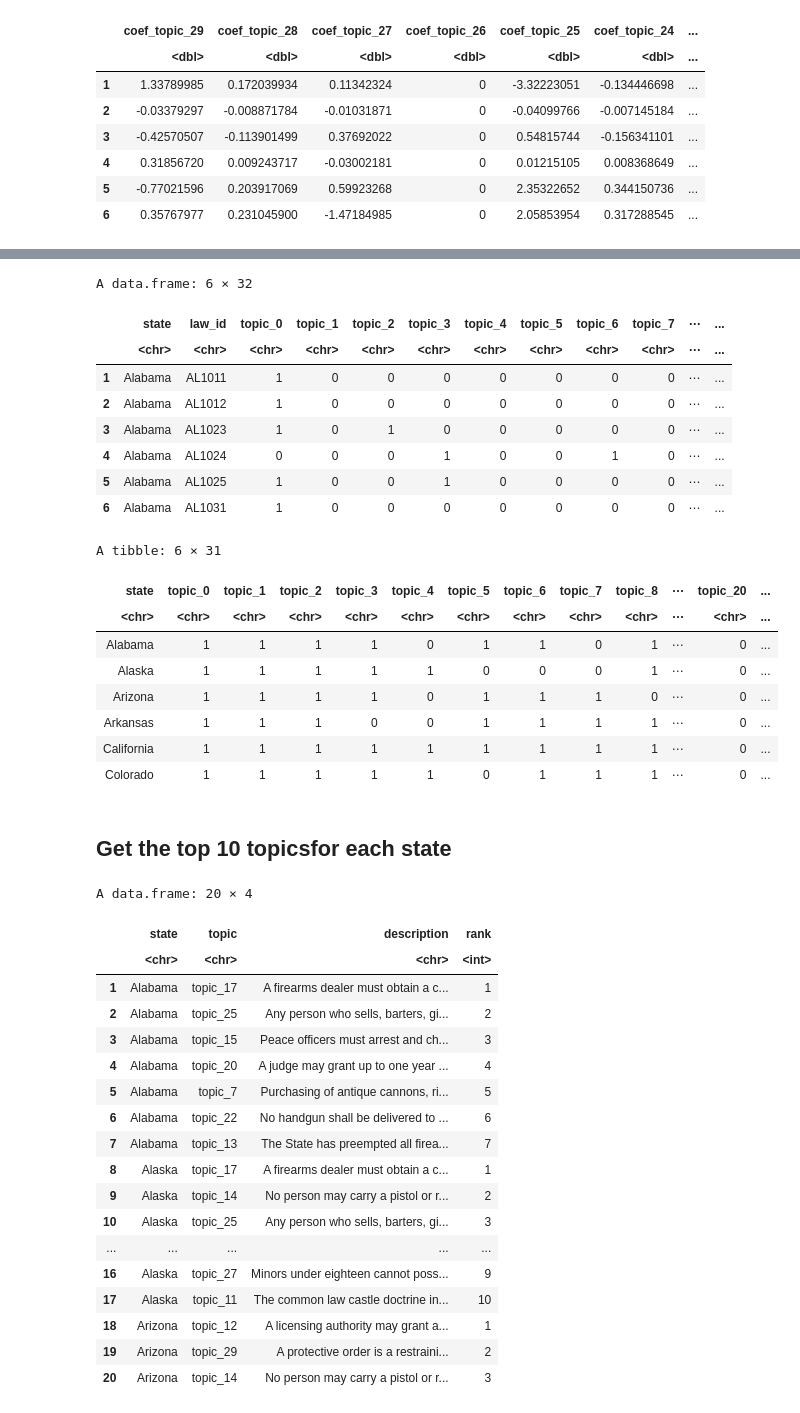
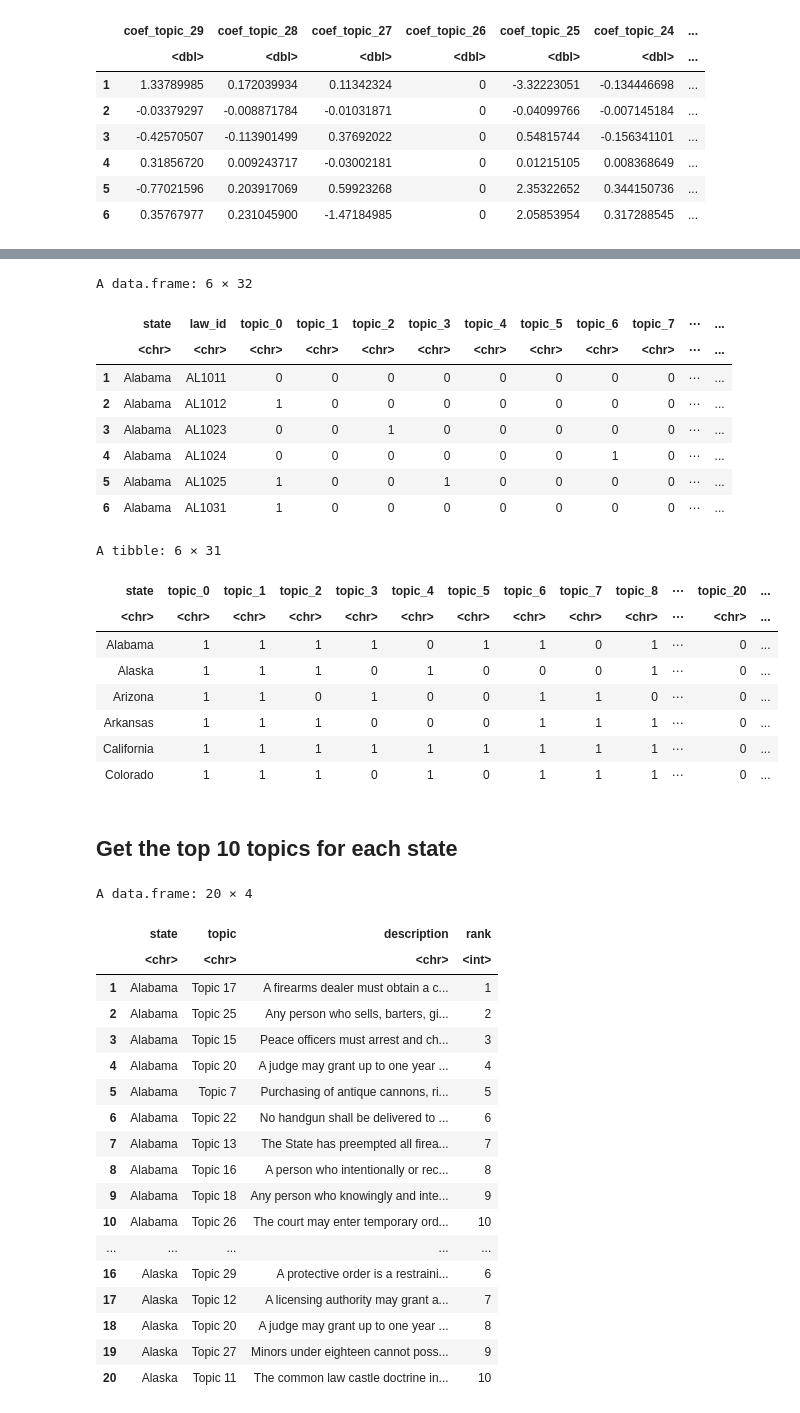
Before and after one commit to hanansuk/guns_n_roses, a Jupyter notebook: lme_model_v3.ipynb, the cells around one changed output, grey strips where cells are left out. Saved outputs shown, nothing was run; the diff lists cells and outputs as text; code cells hidden in the pictures.

```diff
--- a/lme_model_v3.ipynb
+++ b/lme_model_v3.ipynb
@@ -208,7 +211,7 @@ A data.frame: 6 × 32
 # %%
 options(max.print = 50)
 
-# Find the column indices for the top 3 topics with the highest probabilities in each row
-top3_topic_indices <- t(apply(input[, paste0("topic_", 0:29)], 1, function(x) sort.int(x, index.return=TRUE)$ix[28:30]))
-length(top3_topic_indices)
+# Find the column indices for the top 2 topics with the highest probabilities in each row
+top2_topic_indices <- t(apply(input[, paste0("topic_", 0:29)], 1, function(x) sort.int(x, index.return=TRUE)$ix[29:30]))
+length(top2_topic_indices)
 # %% [output]
@@ -216,9 +219,9 @@ length(top3_topic_indices)
 # %%
-# Create a boolean matrix with 1 for the top 3 topics and 0 for others
+# Create a boolean matrix with 1 for the top 2 topics and 0 for others
 boolean_matrix <- matrix(0, nrow = nrow(input), ncol = 30)
 dim(boolean_matrix)
 for (i in 1:nrow(input)) {
-  boolean_matrix[i, top3_topic_indices[i, ]] <- 1
+  boolean_matrix[i, top2_topic_indices[i, ]] <- 1
 }
 dim(boolean_matrix)
 head(boolean_matrix)
@@ -253,10 +256,10 @@ head(boolean_df)
 A data.frame: 6 × 32
 |  | state | law_id | topic_0 | topic_1 | topic_2 | topic_3 | topic_4 | topic_5 | topic_6 | topic_7 | ⋯ | ... |
 |  | <chr> | <chr> | <chr> | <chr> | <chr> | <chr> | <chr> | <chr> | <chr> | <chr> | ⋯ | ... |
-| 1 | Alabama | AL1011 | 1 | 0 | 0 | 0 | 0 | 0 | 0 | 0 | ⋯ | ... |
+| 1 | Alabama | AL1011 | 0 | 0 | 0 | 0 | 0 | 0 | 0 | 0 | ⋯ | ... |
 | 2 | Alabama | AL1012 | 1 | 0 | 0 | 0 | 0 | 0 | 0 | 0 | ⋯ | ... |
-| 3 | Alabama | AL1023 | 1 | 0 | 1 | 0 | 0 | 0 | 0 | 0 | ⋯ | ... |
-| 4 | Alabama | AL1024 | 0 | 0 | 0 | 1 | 0 | 0 | 1 | 0 | ⋯ | ... |
+| 3 | Alabama | AL1023 | 0 | 0 | 1 | 0 | 0 | 0 | 0 | 0 | ⋯ | ... |
+| 4 | Alabama | AL1024 | 0 | 0 | 0 | 0 | 0 | 0 | 1 | 0 | ⋯ | ... |
 | 5 | Alabama | AL1025 | 1 | 0 | 0 | 1 | 0 | 0 | 0 | 0 | ⋯ | ... |
 | 6 | Alabama | AL1031 | 1 | 0 | 0 | 0 | 0 | 0 | 0 | 0 | ⋯ | ... |
 # %%
@@ -272,17 +275,17 @@ A tibble: 6 × 31
 | state | topic_0 | topic_1 | topic_2 | topic_3 | topic_4 | topic_5 | topic_6 | topic_7 | topic_8 | ⋯ | topic_20 | ... |
 | <chr> | <chr> | <chr> | <chr> | <chr> | <chr> | <chr> | <chr> | <chr> | <chr> | ⋯ | <chr> | ... |
 | Alabama | 1 | 1 | 1 | 1 | 0 | 1 | 1 | 0 | 1 | ⋯ | 0 | ... |
-| Alaska | 1 | 1 | 1 | 1 | 1 | 0 | 0 | 0 | 1 | ⋯ | 0 | ... |
-| Arizona | 1 | 1 | 1 | 1 | 0 | 1 | 1 | 1 | 0 | ⋯ | 0 | ... |
-| Arkansas | 1 | 1 | 1 | 0 | 0 | 1 | 1 | 1 | 1 | ⋯ | 0 | ... |
+| Alaska | 1 | 1 | 1 | 0 | 1 | 0 | 0 | 0 | 1 | ⋯ | 0 | ... |
+| Arizona | 1 | 1 | 0 | 1 | 0 | 0 | 1 | 1 | 0 | ⋯ | 0 | ... |
+| Arkansas | 1 | 1 | 1 | 0 | 0 | 0 | 1 | 1 | 1 | ⋯ | 0 | ... |
 | California | 1 | 1 | 1 | 1 | 1 | 1 | 1 | 1 | 1 | ⋯ | 0 | ... |
-| Colorado | 1 | 1 | 1 | 1 | 1 | 0 | 1 | 1 | 1 | ⋯ | 0 | ... |
+| Colorado | 1 | 1 | 1 | 0 | 1 | 0 | 1 | 1 | 1 | ⋯ | 0 | ... |
 # %%
 write.csv(coef_df, "lme_coefficients_v3.csv", row.names=FALSE)
 # %%
 write.csv(state_topic_df, "unimplemeted_topics_per_state.csv", row.names=FALSE)
 # %% [markdown]
-## Get the top 10 topicsfor each state
+## Get the top 10 topics for each state
 # %%
 # Initialize a list to store the results
 top_10_topics_per_state <- list()
@@ -314,50 +317,50 @@ for (state in unique(coef_df$state)) {
   # Merge with topics_and_responses_2 to get the topic descriptions
   unimplemented_topics_df <- merge(unimplemented_topics_df, topics_and_responses_2, by.x = "topic", by.y = "Topic", all.x = TRUE)
 
   # Filter to only include topics with a negative coefficient
-  unimplemented_topics_df <- unimplemented_topics_df[unimplemented_topics_df$coefficient < 0, ]
+  unimplemented_topics_df <- unimplemented_topics_df[unimplemented_topics_df$coefficient < 1, ]
 
   # Sort the coefficients of unimplemented topics in increasing order
   sorted_coefs <- unimplemented_topics_df[order(unimplemented_topics_df$coefficient), ]
 
   # Get the top 10 topics or fewer if not available
   top_n_topics <- min(nrow(sorted_coefs), 10)
   top_topics <- sorted_coefs[1:top_n_topics, ]
 
   # Store the top topics and their ranks in the list
   top_10_topics_per_state[[state]] <- data.frame(topic = top_topics$topic, description = top_topics$Response, rank = 1:nrow(top_topics), stringsAsFactors = FALSE)
 }
 
 # Convert the list to a data frame
 top_10_topics_df <- do.call(rbind, lapply(names(top_10_topics_per_state), function(x) {
   cbind(state = x, top_10_topics_per_state[[x]])
 }))
 
 # Reset rownames
 rownames(top_10_topics_df) <- NULL
-top_10_topics_df$topic <- gsub("coef_topic_", "topic_", top_10_topics_df$topic)
+top_10_topics_df$topic <- gsub("coef_topic_", "Topic ", top_10_topics_df$topic)
 
 # Print the resulting DataFrame
 head(top_10_topics_df, 20)
 # %% [output]
 A data.frame: 20 × 4
 |  | state | topic | description | rank |
 |  | <chr> | <chr> | <chr> | <int> |
-| 1 | Alabama | topic_17 | A firearms dealer must obtain a c... | 1 |
-| 2 | Alabama | topic_25 | Any person who sells, barters, gi... | 2 |
-| 3 | Alabama | topic_15 | Peace officers must arrest and ch... | 3 |
-| 4 | Alabama | topic_20 | A judge may grant up to one year ... | 4 |
-| 5 | Alabama | topic_7 | Purchasing of antique cannons, ri... | 5 |
-| 6 | Alabama | topic_22 | No handgun shall be delivered to ... | 6 |
-| 7 | Alabama | topic_13 | The State has preempted all firea... | 7 |
-| 8 | Alaska | topic_17 | A firearms dealer must obtain a c... | 1 |
-| 9 | Alaska | topic_14 | No person may carry a pistol or r... | 2 |
-| 10 | Alaska | topic_25 | Any person who sells, barters, gi... | 3 |
+| 1 | Alabama | Topic 17 | A firearms dealer must obtain a c... | 1 |
+| 2 | Alabama | Topic 25 | Any person who sells, barters, gi... | 2 |
+| 3 | Alabama | Topic 15 | Peace officers must arrest and ch... | 3 |
+| 4 | Alabama | Topic 20 | A judge may grant up to one year ... | 4 |
+| 5 | Alabama | Topic 7 | Purchasing of antique cannons, ri... | 5 |
+| 6 | Alabama | Topic 22 | No handgun shall be delivered to ... | 6 |
+| 7 | Alabama | Topic 13 | The State has preempted all firea... | 7 |
+| 8 | Alabama | Topic 16 | A person who intentionally or rec... | 8 |
+| 9 | Alabama | Topic 18 | Any person who knowingly and inte... | 9 |
+| 10 | Alabama | Topic 26 | The court may enter temporary ord... | 10 |
 | ... | ... | ... | ... | ... |
-| 16 | Alaska | topic_27 | Minors under eighteen cannot poss... | 9 |
-| 17 | Alaska | topic_11 | The common law castle doctrine in... | 10 |
-| 18 | Arizona | topic_12 | A licensing authority may grant a... | 1 |
-| 19 | Arizona | topic_29 | A protective order is a restraini... | 2 |
-| 20 | Arizona | topic_14 | No person may carry a pistol or r... | 3 |
+| 16 | Alaska | Topic 29 | A protective order is a restraini... | 6 |
+| 17 | Alaska | Topic 12 | A licensing authority may grant a... | 7 |
+| 18 | Alaska | Topic 20 | A judge may grant up to one year ... | 8 |
+| 19 | Alaska | Topic 27 | Minors under eighteen cannot poss... | 9 |
+| 20 | Alaska | Topic 11 | The common law castle doctrine in... | 10 |
 # %%
 write.csv(top_10_topics_df, "top_10_topics_per_state.csv", row.names=FALSE)
```
Also changed, not shown: parts of 4 cells of this notebook, 2 other files.
